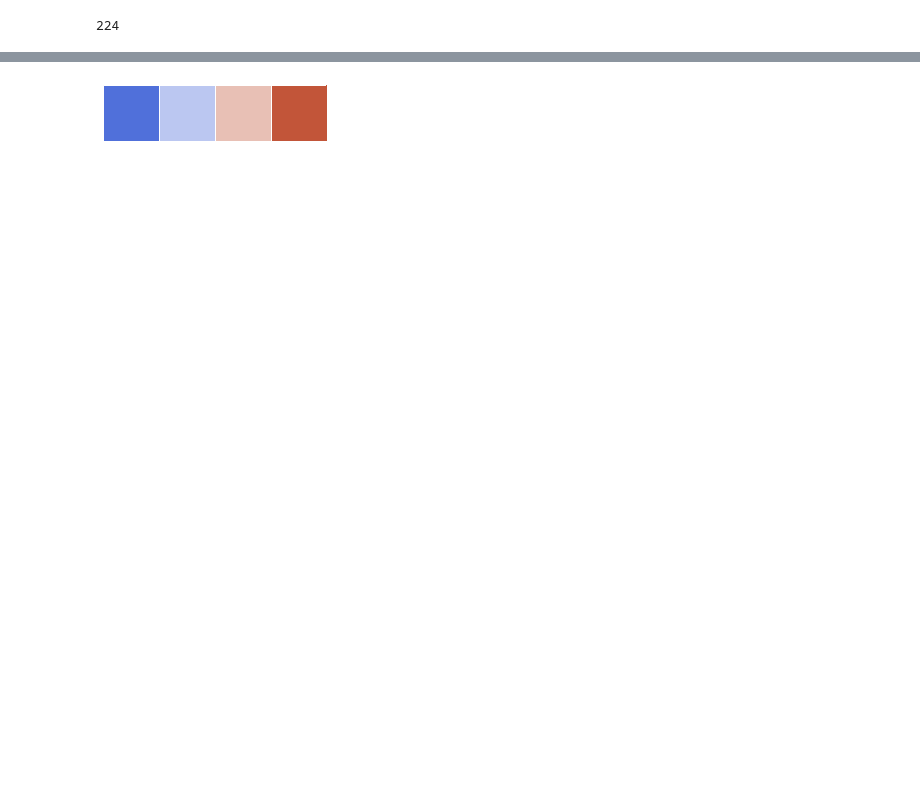
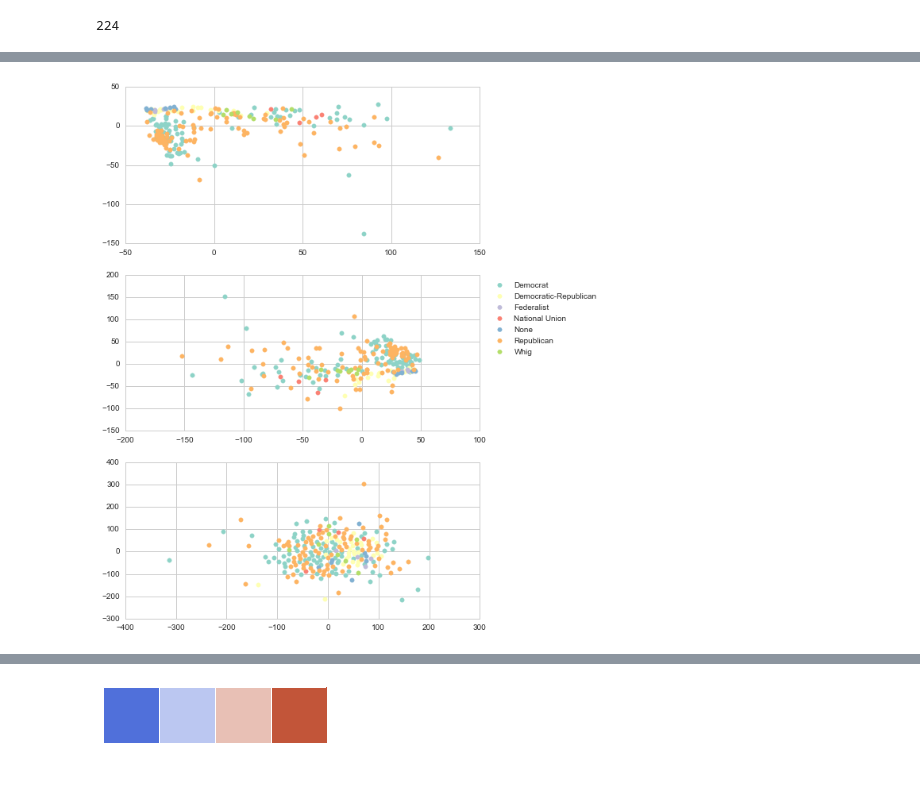
Before and after one commit to patrick-rogan/Edav-Text, a Jupyter notebook: Dimension_Plotting.ipynb, the cells around one changed output, grey strips where cells are left out. Cells and saved outputs as stored; diff of their text form; code cells hidden in the pictures; blank space fills up the shorter version.

```diff
--- a/Dimension_Plotting.ipynb
+++ b/Dimension_Plotting.ipynb
@@ -243,0 +310,10 @@ plt.legend(["Lower25","Mid-Lower25","Mid-Upper25","Upper25"])
+# %%
+mds = MDS(n_components=2, dissimilarity="euclidean")
+# %%
+mdsnew = mds.fit_transform(df_rf)
+# %%
+parties = np.unique(finaldf["Political Party"])
+cols = sns.color_palette("Set3", len(parties))
+
+col_dict = dict(zip(parties,cols))
+col_dict
@@ -243,0 +332,3 @@ plt.legend(["Lower25","Mid-Lower25","Mid-Upper25","Upper25"])
+# %%
+for i in finaldf["Political Party"]:
+    print i
@@ -243,0 +353,63 @@ plt.legend(["Lower25","Mid-Lower25","Mid-Upper25","Upper25"])
+# %%
+fig = plt.figure()
+fig.set_size_inches(8, 12)
+ax2 = fig.add_subplot(3,1,1)
+
+
+x = new_pca[:,0]
+y = new_pca[:,1]
+#plt.scatter(x,y)
+#plt.text(x,y,finaldf.Namea)
+
+
+plot_df = finaldf
+plot_df["x"] = x
+plot_df["y"] = y
+
+for i in parties:
+    intdf = plot_df[plot_df["Political Party"]==i]
+    plt.scatter(intdf.x,intdf.y,color = col_dict[i], s = 30 )
+plt.title("PCA")
+#plt.legend(parties)
+
+#fig = plt.figure()
+#fig.set_size_inches(8, 8)
+ax2 = fig.add_subplot(3,1,2)
+x = mdsnew[:,0]
+y = mdsnew[:,1]
+plot_df = finaldf
+plot_df["x"] = x
+plot_df["y"] = y
+
+for i in parties:
+    intdf = plot_df[plot_df["Political Party"]==i]
+    ax2.scatter(intdf.x,intdf.y,color = col_dict[i], s = 30 )
+
+plt.legend(parties, bbox_to_anchor=(1.35, 1))
+
+ax3 = fig.add_subplot(3,1,3)
+
+
+
+x = tsnew[:,0]
+y = tsnew[:,1]
+#plt.scatter(x,y)
+#plt.text(x,y,finaldf.Namea)
+
+
+plot_df = finaldf
+plot_df["x"] = x
+plot_df["y"] = y
+
+for i in parties:
+    intdf = plot_df[plot_df["Political Party"]==i]
+    ax3.scatter(intdf.x,intdf.y,color = col_dict[i], s = 30 )
+
+
+# for i, txt in enumerate(files):
+#     #plt.annotate(finaldf.Name[i], (x[i],y[i]))
+#     plt.scatter(x[i],y[i],color = col_dict[finaldf["Political Party"][i]], s = 80 )
+
+#plt.legend(parties)
+# %% [output]
+[figure, added]
```
Also changed, not shown: parts of 53 cells of this notebook, 3 other files.
